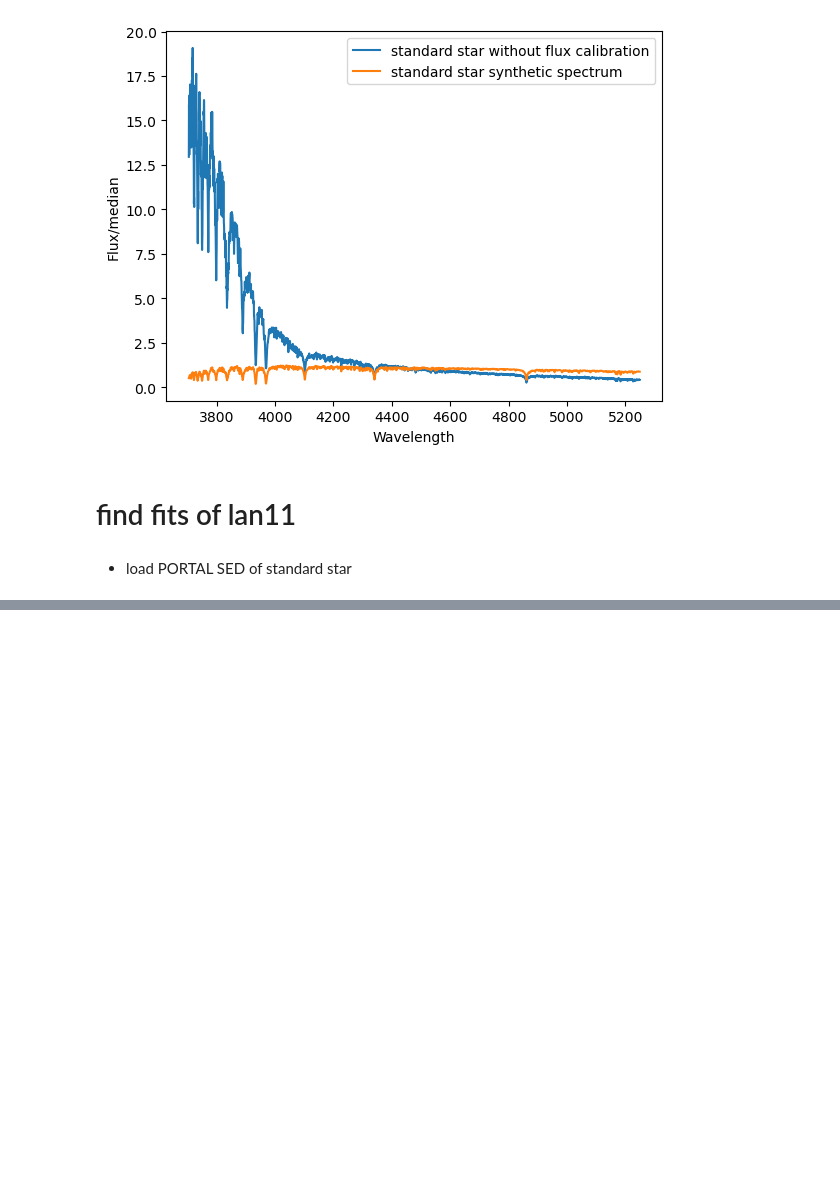
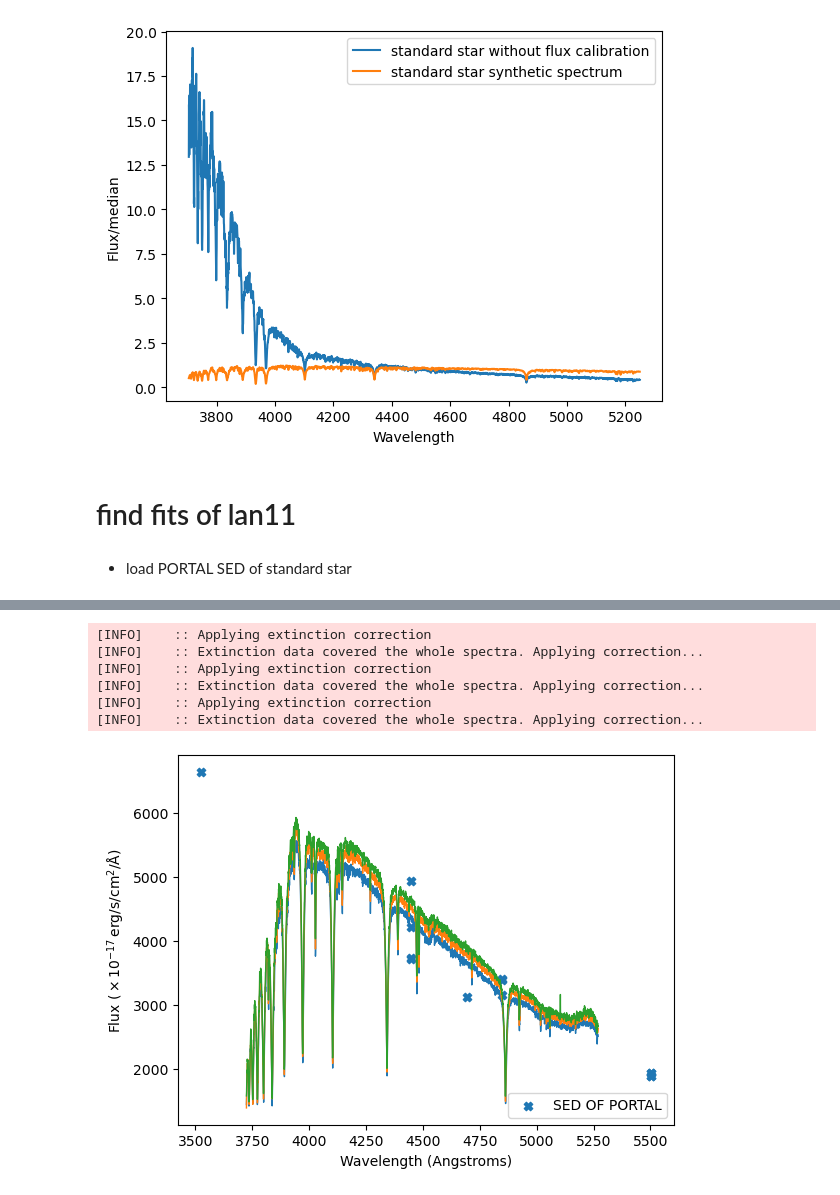
Before and after one commit to lidihei/pyexspec, a Jupyter notebook: ipynb/flux_calibrate.ipynb, the cells around one changed output, grey strips where cells are left out. Saved outputs shown, nothing was run; the diff lists cells and outputs as text; code cells hidden in the pictures; blank space fills up the shorter version.

```diff
--- a/ipynb/flux_calibrate.ipynb
+++ b/ipynb/flux_calibrate.ipynb
@@ -535,0 +537,49 @@ No artists with labels found to put in legend.  Note that artists whose label st
+# %%
+# calibrate Feige 64
+#from pyexspec.utils.spectools import
+
+dire_dump_fg64 = '/share/data/lijiao/Documents/sdOB/example/Feige64/data/spec/P200_rawdata/dump_bgdeg2/'
+
+dumplits = glob(os.path.join(dire_dump_fg64, 'star-*.dump'))
+
+for _dumpname in dumplits:
+    _basename = os.path.basename(_dumpname)
+    _starspec = iospec1d()
+    _wave, _counts, _fluxerr = _starspec.readspec1d_dump(_dumpname, wave_key = 'wave_solu')
+    _counts_ivar = 1/_fluxerr**2
+    exptime = _starspec.dumpdic['header']['exptime']
+    airmass = np.float(_starspec.dumpdic['header']['airmass'])
+    Flam, Flam_err,  gpm_star = ffcalib.calibrateflux(exptime, _wave, _counts, _counts_ivar,
+                         PolyFitter=None, wave_zp=None, zeropoint=None, tellmodel=None, extinct_correct=False,
+                         airmass=airmass, longitude=None, latitude=None, extinctfilepar='palomarextinct.dat',
+                        extrap_sens=False, use_PolyFitter=True)
+
+    ### write fits
+    _wave =_starspec.dumpdic['wave_solu_barycorr'][0][::-1]
+    _flux_norm, _flux_err_norm, _flux_cont = _starspec.normlize(wave=_wave, flux=Flam, flux_err=Flam_err)
+    plt.plot(_wave, Flam, lw=1)
+    _header = _starspec.dumpdic['header']
+    #barycorr.append(_starspec.dumpdic['barycorr'])
+    snr = np.median(Flam/Flam_err)
+    bjd = _starspec.dumpdic['bjd_shut'] +exptime/2/3600/24 -2457000
+    _header['BTJD'] = (bjd, 'BJD-2457000')
+    _header['SNR'] = (snr, 'median SNR of pixels')
+    fitsout = os.path.join('./', f'star-{_basename[:-10]}_1d.fits')
+    #write2fits(_wave, Flam, Flam_err, gpm_star, _header, fitsout)
+
+
+_tab = tab_portal_lan11
+_ind = (_tab['wave_eff'] >3500) & (_tab['wave_eff'] <6000)
+plt.scatter(_tab[_ind]['wave_eff'], _tab[_ind]['flux']*1.e17, marker='X', label='SED OF PORTAL')
+plt.legend(loc=4)
+plt.xlabel('Wavelength (Angstroms)')
+plt.ylabel(r'Flux (${\rm \times 10^{-17}\, erg/s/cm^2/\AA}$)')
+plt.show()
+# %% [output]
+[INFO]    :: Applying extinction correction
+[INFO]    :: Extinction data covered the whole spectra. Applying correction...
+[INFO]    :: Applying extinction correction
+[INFO]    :: Extinction data covered the whole spectra. Applying correction...
+[INFO]    :: Applying extinction correction
+[INFO]    :: Extinction data covered the whole spectra. Applying correction...
+[figure, added]
```
Also changed, not shown: parts of 2 cells of this notebook, 5 other files.
